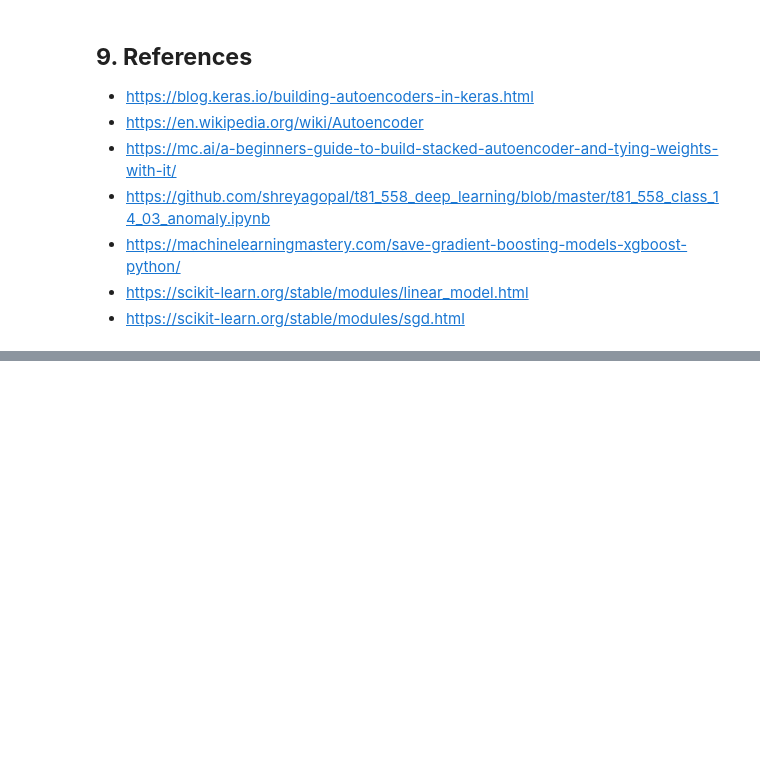
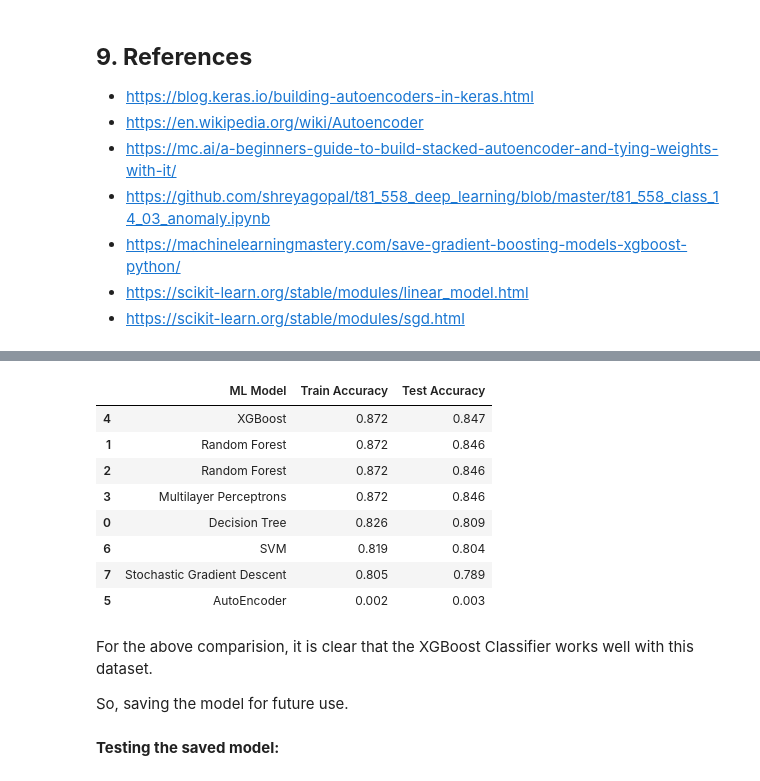
Before and after one commit to godwinBime/Group_Project, a Jupyter notebook: Phishing Website Detection_Models & Training.ipynb, the cells around one changed output, grey strips where cells are left out. Drawn from its saved outputs; the diff is of its cells as text; code cells hidden in the pictures; blank space fills up the shorter version.

```diff
--- a/Phishing Website Detection_Models & Training.ipynb
+++ b/Phishing Website Detection_Models & Training.ipynb
@@ -635,0 +635,17 @@ XGBClassifier(base_score=0.5, booster='gbtree', callbacks=None,
+# %%
+#Sorting the datafram on accuracy
+results.sort_values(by=['Test Accuracy', 'Train Accuracy'], ascending=False)
+# %% [output]
+|  | ML Model | Train Accuracy | Test Accuracy |
+| 4 | XGBoost | 0.872 | 0.847 |
+| 1 | Random Forest | 0.872 | 0.846 |
+| 2 | Random Forest | 0.872 | 0.846 |
+| 3 | Multilayer Perceptrons | 0.872 | 0.846 |
+| 0 | Decision Tree | 0.826 | 0.809 |
+| 6 | SVM | 0.819 | 0.804 |
+| 7 | Stochastic Gradient Descent | 0.805 | 0.789 |
+| 5 | AutoEncoder | 0.002 | 0.003 |
+# %% [markdown]
+For the above comparision, it is clear that the XGBoost Classifier works well with this dataset.
+
+So, saving the model for future use.
@@ -635,0 +656,2 @@ XGBClassifier(base_score=0.5, booster='gbtree', callbacks=None,
+# %% [markdown]
+**Testing the saved model:**
```
Also changed, not shown: parts of 50 cells of this notebook, 1 other file.
